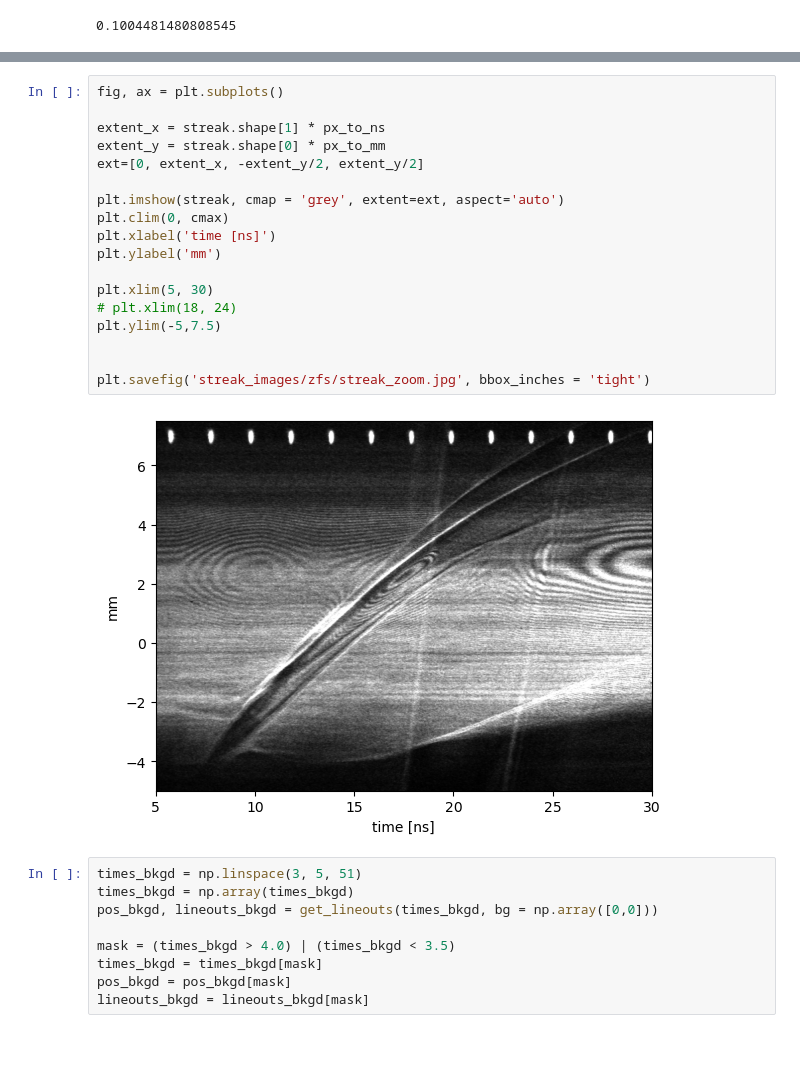
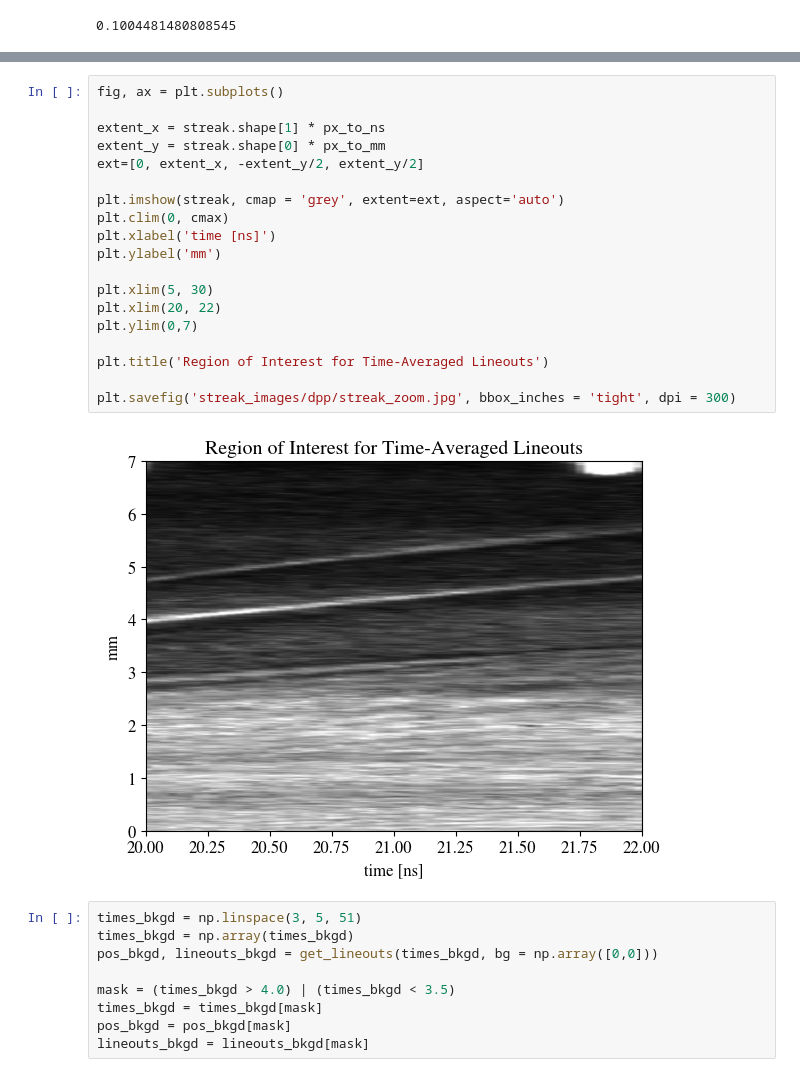
Before and after one commit to alextimoney/LIONZ_analysis, a Jupyter notebook: streak_v3.ipynb, the cells around one changed output, grey strips where cells are left out. Cells and saved outputs as stored; diff of their text form; blank space fills up the shorter version.

Commit message:
plotting updates

```diff
--- a/streak_v3.ipynb
+++ b/streak_v3.ipynb
@@ -95,23 +105,24 @@ plt.savefig('streak_images/zfs/streak_zoom_ROI.jpg', bbox_inches = 'tight')
 # %%
 fig, ax = plt.subplots()
 
 extent_x = streak.shape[1] * px_to_ns
 extent_y = streak.shape[0] * px_to_mm
 ext=[0, extent_x, -extent_y/2, extent_y/2]
 
 plt.imshow(streak, cmap = 'grey', extent=ext, aspect='auto')
 plt.clim(0, cmax)
 plt.xlabel('time [ns]')
 plt.ylabel('mm')
 
 plt.xlim(5, 30)
-# plt.xlim(18, 24)
-plt.ylim(-5,7.5)
+plt.xlim(20, 22)
+plt.ylim(0,7)
 
+plt.title('Region of Interest for Time-Averaged Lineouts')
 
-plt.savefig('streak_images/zfs/streak_zoom.jpg', bbox_inches = 'tight')
+plt.savefig('streak_images/dpp/streak_zoom.jpg', bbox_inches = 'tight', dpi = 300)
 # %% [output]
-[figure, old version]
+[figure, new version]
 # %%
 times_bkgd = np.linspace(3, 5, 51)
 times_bkgd = np.array(times_bkgd)
```
Also changed, not shown: parts of 9 cells of this notebook, 3 other files.
